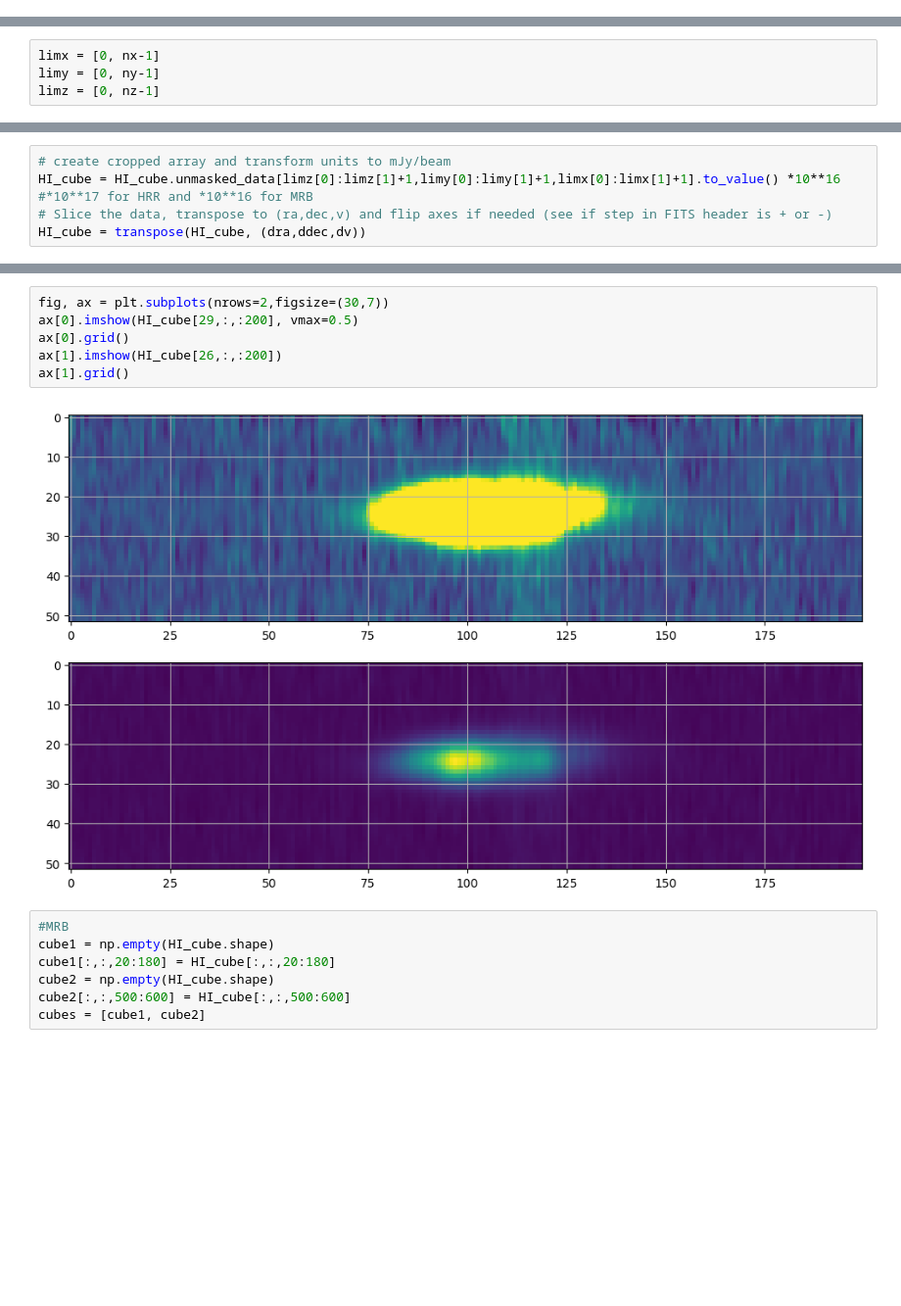
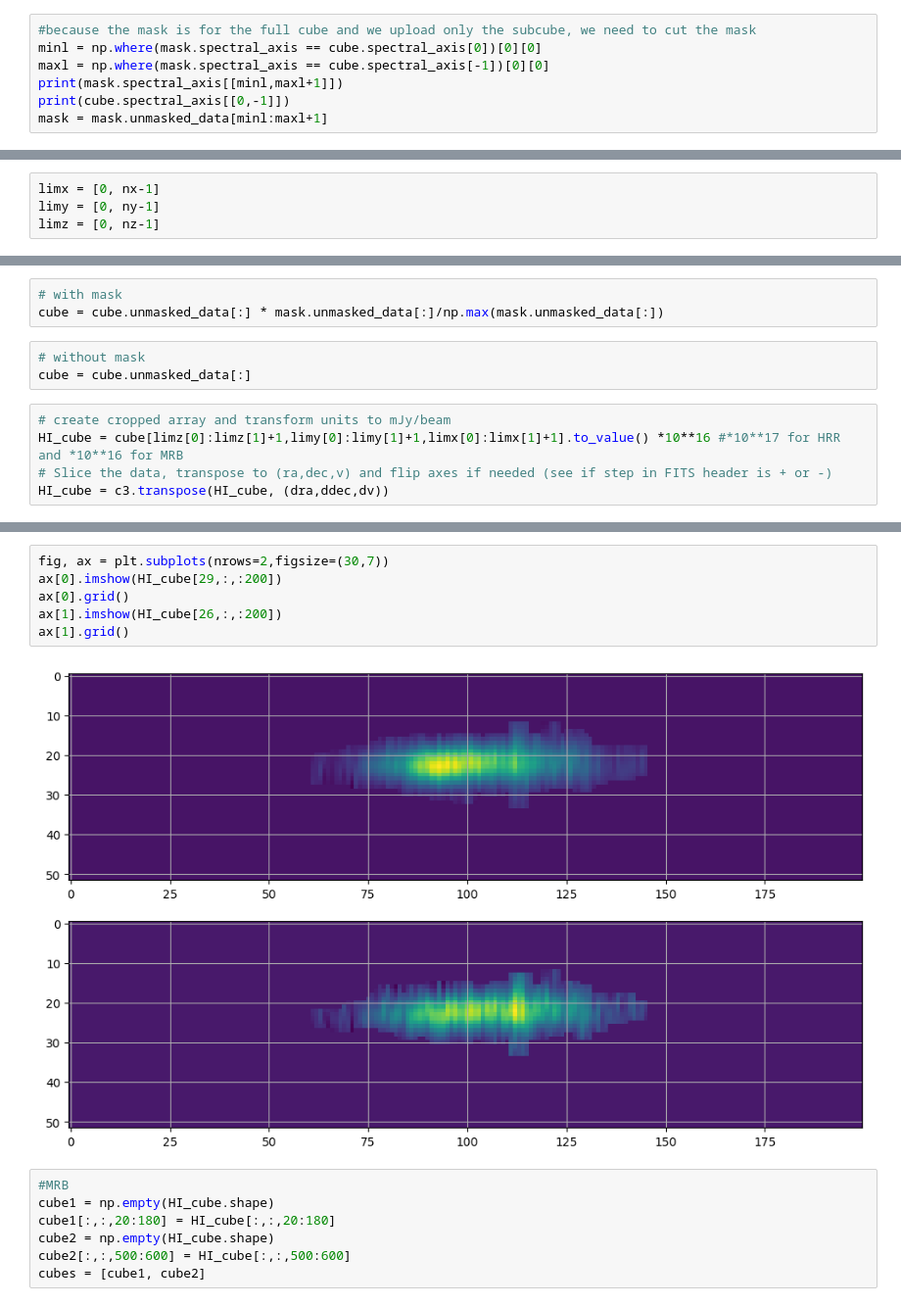
Before and after one commit to ixakalabadie/ViSL3D, a Jupyter notebook: create_3d_optical.ipynb, the cells around one changed output, grey strips where cells are left out. Shown: that part at 98% size. Drawn from its saved outputs; the diff is of its cells as text; blank space fills up the shorter version.

Commit message:
add mask option

```diff
--- a/create_3d_optical.ipynb
+++ b/create_3d_optical.ipynb
@@ -32,0 +35,7 @@ WARNING: UnitsWarning: 'erg/cm2/s/A' contains multiple slashes, which is discour
+# %%
+#because the mask is for the full cube and we upload only the subcube, we need to cut the mask
+minl = np.where(mask.spectral_axis == cube.spectral_axis[0])[0][0]
+maxl = np.where(mask.spectral_axis == cube.spectral_axis[-1])[0][0]
+print(mask.spectral_axis[[minl,maxl+1]])
+print(cube.spectral_axis[[0,-1]])
+mask = mask.unmasked_data[minl:maxl+1]
@@ -71,5 +86,11 @@ def transpose(array, delta):
+# %%
+# with mask
+cube = cube.unmasked_data[:] * mask.unmasked_data[:]/np.max(mask.unmasked_data[:])
+# %%
+# without mask
+cube = cube.unmasked_data[:]
 # %%
 # create cropped array and transform units to mJy/beam
-HI_cube = HI_cube.unmasked_data[limz[0]:limz[1]+1,limy[0]:limy[1]+1,limx[0]:limx[1]+1].to_value() *10**16 #*10**17 for HRR and *10**16 for MRB
+HI_cube = cube[limz[0]:limz[1]+1,limy[0]:limy[1]+1,limx[0]:limx[1]+1].to_value() *10**16 #*10**17 for HRR and *10**16 for MRB
 # Slice the data, transpose to (ra,dec,v) and flip axes if needed (see if step in FITS header is + or -)
-HI_cube = transpose(HI_cube, (dra,ddec,dv))
+HI_cube = c3.transpose(HI_cube, (dra,ddec,dv))
@@ -76,11 +105,11 @@ HI_cube = transpose(HI_cube, (dra,ddec,dv))
 # %%
 fig, ax = plt.subplots(nrows=2,figsize=(30,7))
-ax[0].imshow(HI_cube[29,:,:200], vmax=0.5)
+ax[0].imshow(HI_cube[29,:,:200])
 ax[0].grid()
 ax[1].imshow(HI_cube[26,:,:200])
 ax[1].grid()
 # %% [output]
-[figure, old version]
+[figure, new version]
 # %%
 #MRB
 cube1 = np.empty(HI_cube.shape)
```
Also changed, not shown: parts of 24 cells of this notebook, 1 other file.
